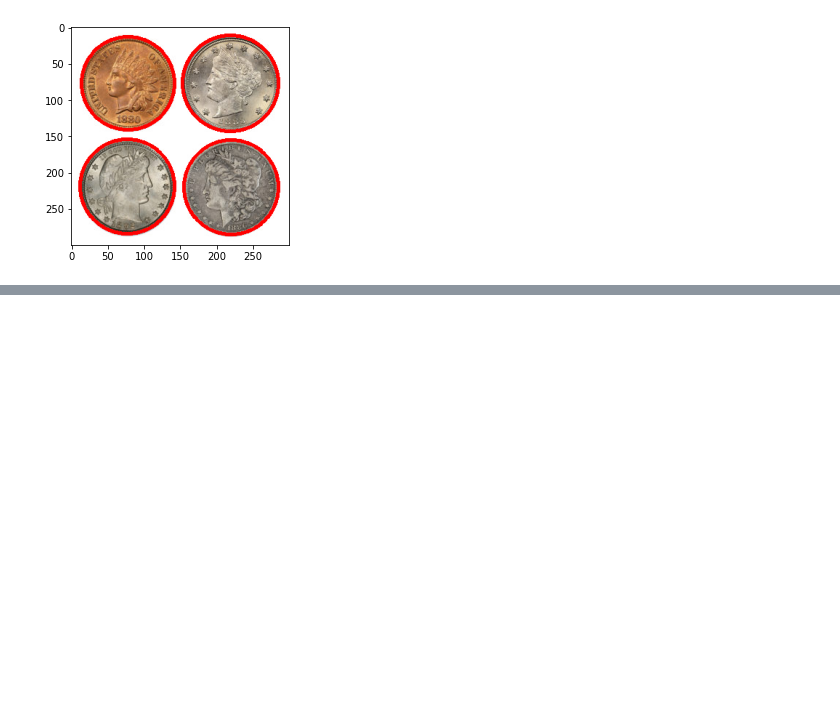
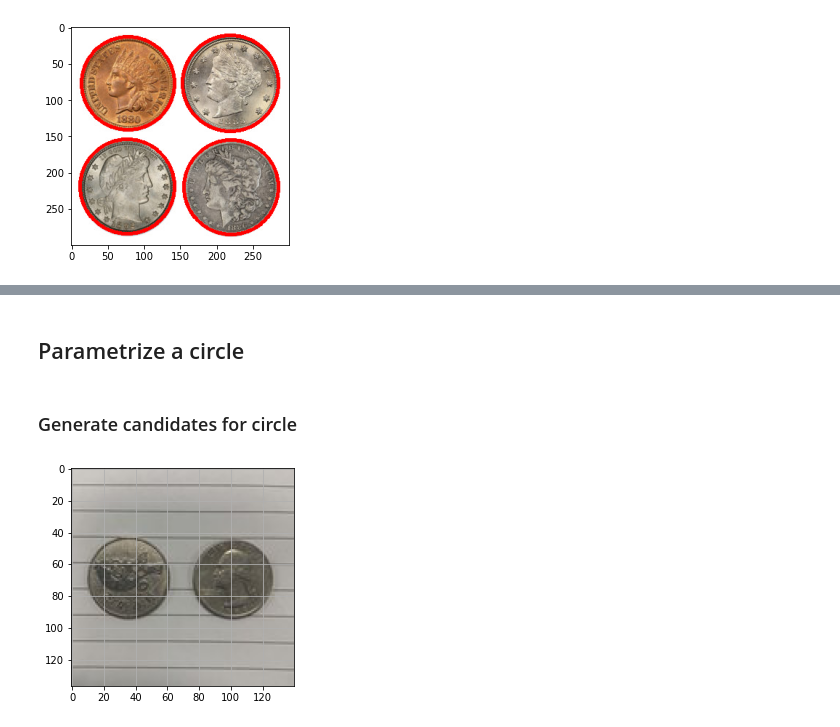
Before and after one commit to karank85/count-coins, a Jupyter notebook: main.ipynb, the cells around one changed output, grey strips where cells are left out. Drawn from its saved outputs; the diff is of its cells as text; code cells hidden in the pictures; blank space fills up the shorter version.

```diff
--- a/main.ipynb
+++ b/main.ipynb
@@ -13,6 +13,7 @@ import cv2
 # %%
 coins = plt.imread('assets/coin_sample1.jpeg')
 coins2 = plt.imread('assets/coin_sample2.jpeg')
+coins3 = plt.imread('assets/coin_sample3.jpeg')
 
 plt.imshow(coins)
 plt.grid()
@@ -107,0 +125,9 @@ plt.imshow(coins2)
+# %% [markdown]
+## Parametrize a circle
+# %% [markdown]
+### Generate candidates for circle
+# %%
+plt.imshow(coins3)
+plt.grid()
+# %% [output]
+[figure, added]
```
Also changed, not shown: parts of 19 cells of this notebook, 1 other file.
